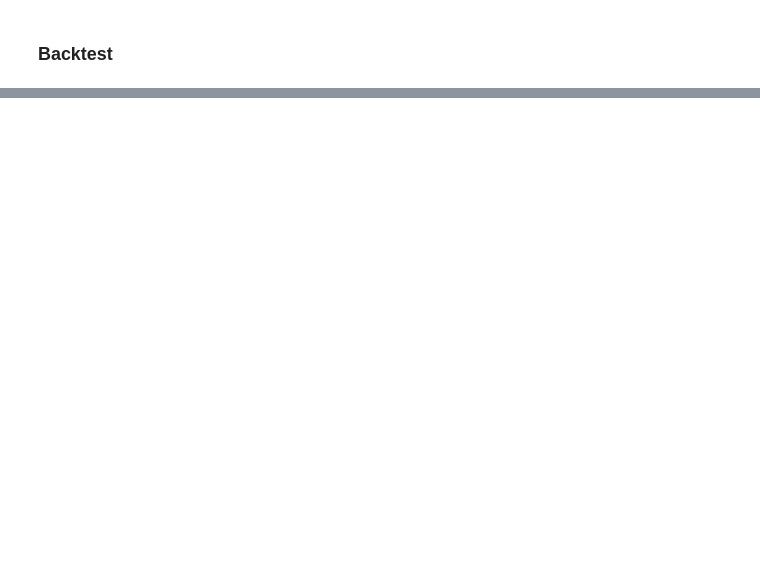
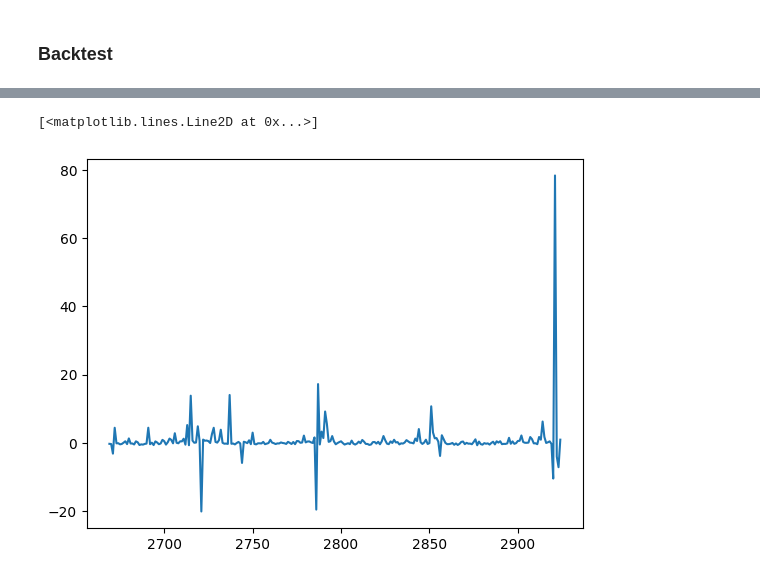
Before and after one commit to KJJHHH/Stocks, a Jupyter notebook: Stock_Individual_Transformer/Model-Transformer/Result.ipynb, the cells around one changed output, grey strips where cells are left out. Saved outputs shown, nothing was run; the diff lists cells and outputs as text; code cells hidden in the pictures; blank space fills up the shorter version.

```diff
--- a/Stock_Individual_Transformer/Model-Transformer/Result.ipynb
+++ b/Stock_Individual_Transformer/Model-Transformer/Result.ipynb
@@ -252,3 +173,8 @@ tensor([[0.1420],
+# %%
+plt.plot(df_b['pred_doc_1'])
+# %% [output]
+[<matplotlib.lines.Line2D at 0x...>]
+[figure, added]
 # %%
 df_b.Close.iloc[-1]/df_b.Close.iloc[0]
 # %% [output]
```
Also changed, not shown: parts of 18 cells of this notebook, 17 other files.
